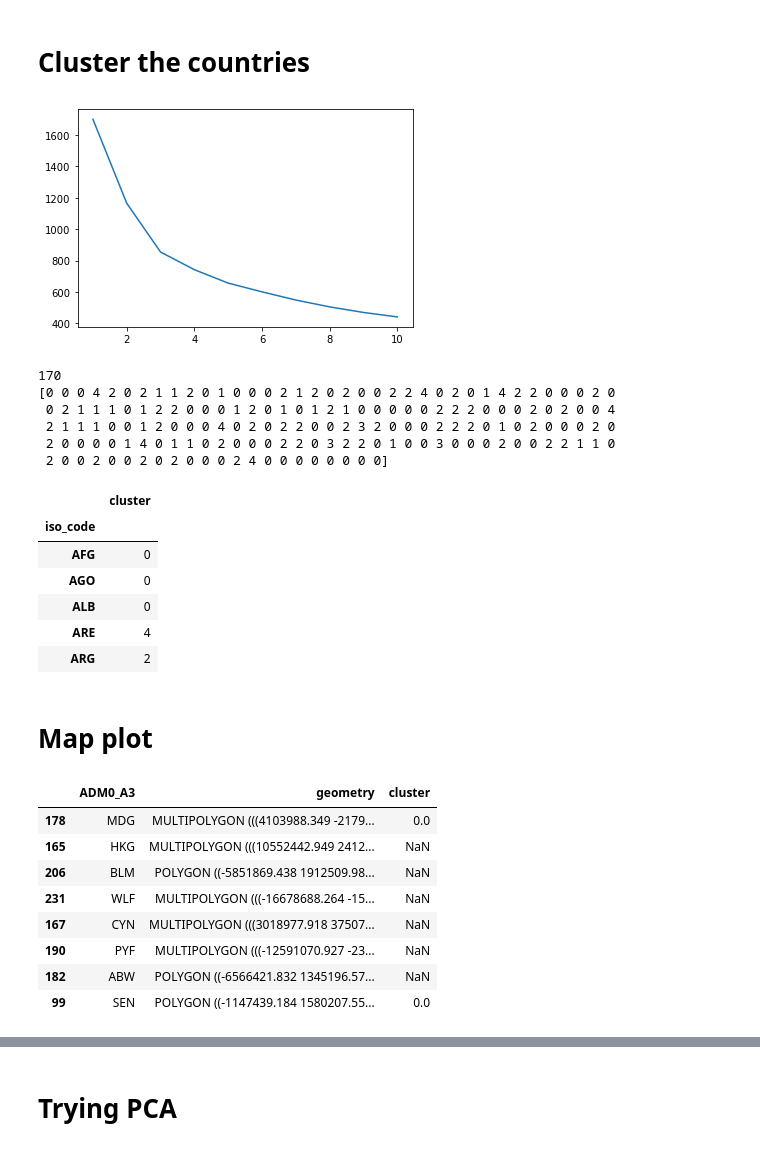
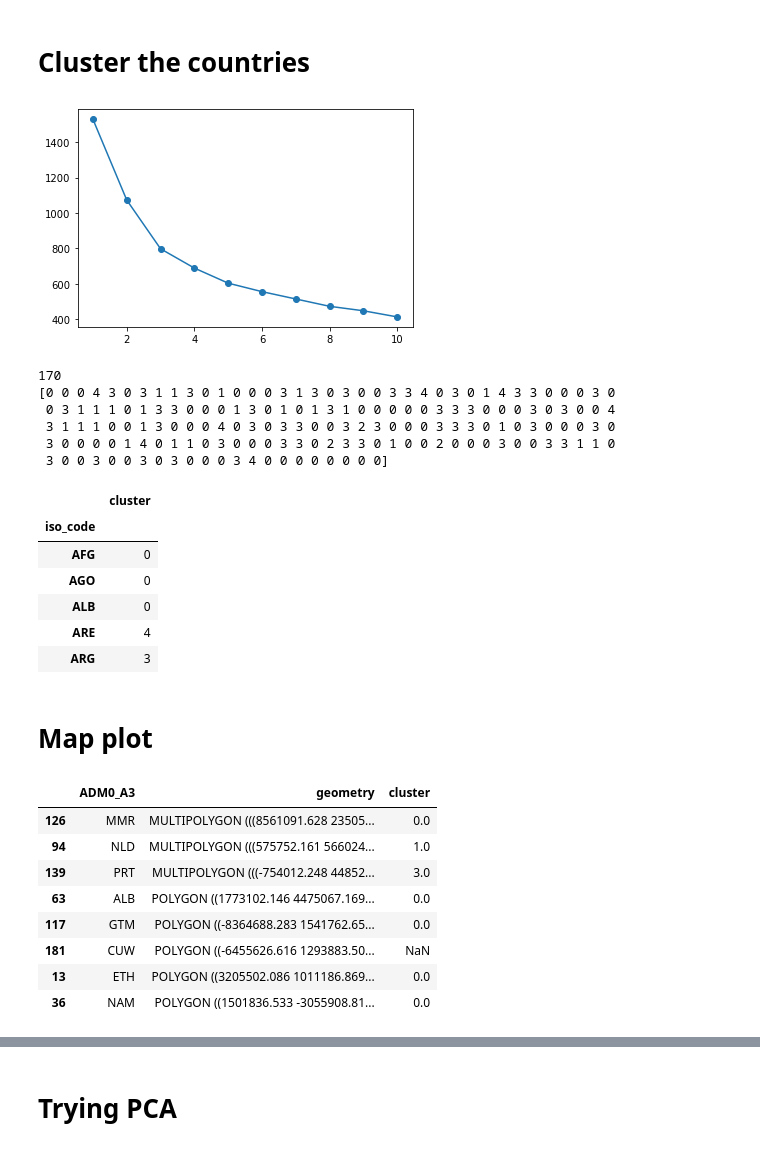
Before and after one commit to Jayanth24/COVID19CountryDiseasePredictor, a Jupyter notebook: covid_clustering.ipynb, the cells around one changed output, grey strips where cells are left out. Drawn from its saved outputs; the diff is of its cells as text; code cells hidden in the pictures.

```diff
--- a/covid_clustering.ipynb
+++ b/covid_clustering.ipynb
@@ -184,7 +185,15 @@ low_deaths.merge(dataset, how='inner', on='iso_code')[['location', 'total_deaths
 # %% [markdown]
 ## Filtering and Cleaning
 # %%
-#relevant_columns = ['iso_code', 'location', 'population_density', 'median_age', 'aged_65_older', 'aged_70_older', 'gdp_per_capita', 'extreme_poverty', 'cardiovasc_death_rate', 'diabetes_prevalence', 'female_smokers', 'male_smokers', 'life_expectancy', 'human_development_index']
+"""
+'population', 'population_density', 'median_age',
+'aged_65_older', 'aged_70_older', 'gdp_per_capita',
+'extreme_poverty', 'cardiovasc_death_rate',
+'diabetes_prevalence', 'female_smokers', 'male_smokers',
+'handwashing_facilities', 'hospital_beds_per_thousand',
+'life_expectancy', 'human_development_index'
+"""
+
 
 relevant_columns = [
     'iso_code',
@@ -195,7 +204,6 @@ relevant_columns = [
     'copd',
     'diabetes_2',
     'total_cancers',
-    'aged_65_older',
     'UHC index of service coverage (SCI)',
     'gdp_per_capita',
     'human_development_index']
@@ -204,17 +212,7 @@ def clean_data(relevant_columns, dataset):
     # Keep only relevant data
     dataset = dataset[relevant_columns]
 
-    # For now, we'll deal with missing values as follows:
-    # 1. Drop all rows with 5 or more NaNs
-    # 2. For remaining rows, drop all columns with NaN
-
-#     nulls_per_row = country_data.isnull().sum(axis=1)
-#     rows_to_drop = nulls_per_row >= 3
-#     full_country_data = country_data[~rows_to_drop]
-#     full_country_data = full_country_data.dropna(axis=1)
-#     full_country_data.set_index('iso_code', inplace=True)
-
-    # Try dropping everybody with nulls
+    # Try drop everybody with nulls
     nulls_per_row = dataset.isnull().sum(axis=1)
     rows_to_drop = nulls_per_row >= 1
     full_country_data = dataset[~rows_to_drop]
@@ -246,26 +244,25 @@ iso_code_to_name = full_country_data['location']
 # %%
 def elbow_loss(data):
     if 'location' in data.columns:
         data = data.drop(['location'], axis=1)
 
     # Normalize the data first
-    scaler = StandardScaler()
-    data = scaler.fit_transform(data)
+    data = StandardScaler().fit_transform(data)
 
     # Fit cluster number use elbow method
     costs = []
     clusters = [i for i in range(1, 11)]
 
     for n in clusters:
         kmeans = KMeans(n_clusters=n, init='k-means++', n_init=20)
         kmeans.fit(data)
         costs.append(kmeans.inertia_)
 
-    plt.plot(clusters, costs)
+    plt.plot(clusters, costs, '-o')
 
 elbow_loss(full_country_data)
 # %% [output]
-[figure, old version]
+[figure, new version]
 # %%
 def cluster(data, clusters):
     kmeans = KMeans(n_clusters=clusters, init='k-means++', n_init=20)
@@ -289,18 +284,18 @@ country_cluster = cluster(full_country_data, 5)
 country_cluster.head()
 # %% [output]
 170
-[0 0 0 4 2 0 2 1 1 2 0 1 0 0 0 2 1 2 0 2 0 0 2 2 4 0 2 0 1 4 2 2 0 0 0 2 0
- 0 2 1 1 1 0 1 2 2 0 0 0 1 2 0 1 0 1 2 1 0 0 0 0 0 2 2 2 0 0 0 2 0 2 0 0 4
- 2 1 1 1 0 0 1 2 0 0 0 4 0 2 0 2 2 0 0 2 3 2 0 0 0 2 2 2 0 1 0 2 0 0 0 2 0
- 2 0 0 0 0 1 4 0 1 1 0 2 0 0 0 2 2 0 3 2 2 0 1 0 0 3 0 0 0 2 0 0 2 2 1 1 0
- 2 0 0 2 0 0 2 0 2 0 0 0 2 4 0 0 0 0 0 0 0 0]
+[0 0 0 4 3 0 3 1 1 3 0 1 0 0 0 3 1 3 0 3 0 0 3 3 4 0 3 0 1 4 3 3 0 0 0 3 0
+ 0 3 1 1 1 0 1 3 3 0 0 0 1 3 0 1 0 1 3 1 0 0 0 0 0 3 3 3 0 0 0 3 0 3 0 0 4
+ 3 1 1 1 0 0 1 3 0 0 0 4 0 3 0 3 3 0 0 3 2 3 0 0 0 3 3 3 0 1 0 3 0 0 0 3 0
+ 3 0 0 0 0 1 4 0 1 1 0 3 0 0 0 3 3 0 2 3 3 0 1 0 0 2 0 0 0 3 0 0 3 3 1 1 0
+ 3 0 0 3 0 0 3 0 3 0 0 0 3 4 0 0 0 0 0 0 0 0]
 |  | cluster |
 | iso_code |  |
 | AFG | 0 |
 | AGO | 0 |
 | ALB | 0 |
 | ARE | 4 |
-| ARG | 2 |
+| ARG | 3 |
 # %% [markdown]
 # Map plot
 # %%
@@ -324,14 +316,14 @@ merged = build_geodata(shapefile, country_cluster)
 merged.sample(8)
 # %% [output]
 |  | ADM0_A3 | geometry | cluster |
-| 178 | MDG | MULTIPOLYGON (((4103988.349 -2179... | 0.0 |
-| 165 | HKG | MULTIPOLYGON (((10552442.949 2412... | NaN |
-| 206 | BLM | POLYGON ((-5851869.438 1912509.98... | NaN |
-| 231 | WLF | MULTIPOLYGON (((-16678688.264 -15... | NaN |
-| 167 | CYN | MULTIPOLYGON (((3018977.918 37507... | NaN |
-| 190 | PYF | MULTIPOLYGON (((-12591070.927 -23... | NaN |
-| 182 | ABW | POLYGON ((-6566421.832 1345196.57... | NaN |
-| 99 | SEN | POLYGON ((-1147439.184 1580207.55... | 0.0 |
+| 126 | MMR | MULTIPOLYGON (((8561091.628 23505... | 0.0 |
+| 94 | NLD | MULTIPOLYGON (((575752.161 566024... | 1.0 |
+| 139 | PRT | MULTIPOLYGON (((-754012.248 44852... | 3.0 |
+| 63 | ALB | POLYGON ((1773102.146 4475067.169... | 0.0 |
+| 117 | GTM | POLYGON ((-8364688.283 1541762.65... | 0.0 |
+| 181 | CUW | POLYGON ((-6455626.616 1293883.50... | NaN |
+| 13 | ETH | POLYGON ((3205502.086 1011186.869... | 0.0 |
+| 36 | NAM | POLYGON ((1501836.533 -3055908.81... | 0.0 |
 # %%
 keys = list(merged['cluster'].unique())
 color_range = list(np.linspace(0, 1, len(keys), endpoint=False))
```
Also changed, not shown: parts of 13 cells of this notebook.
